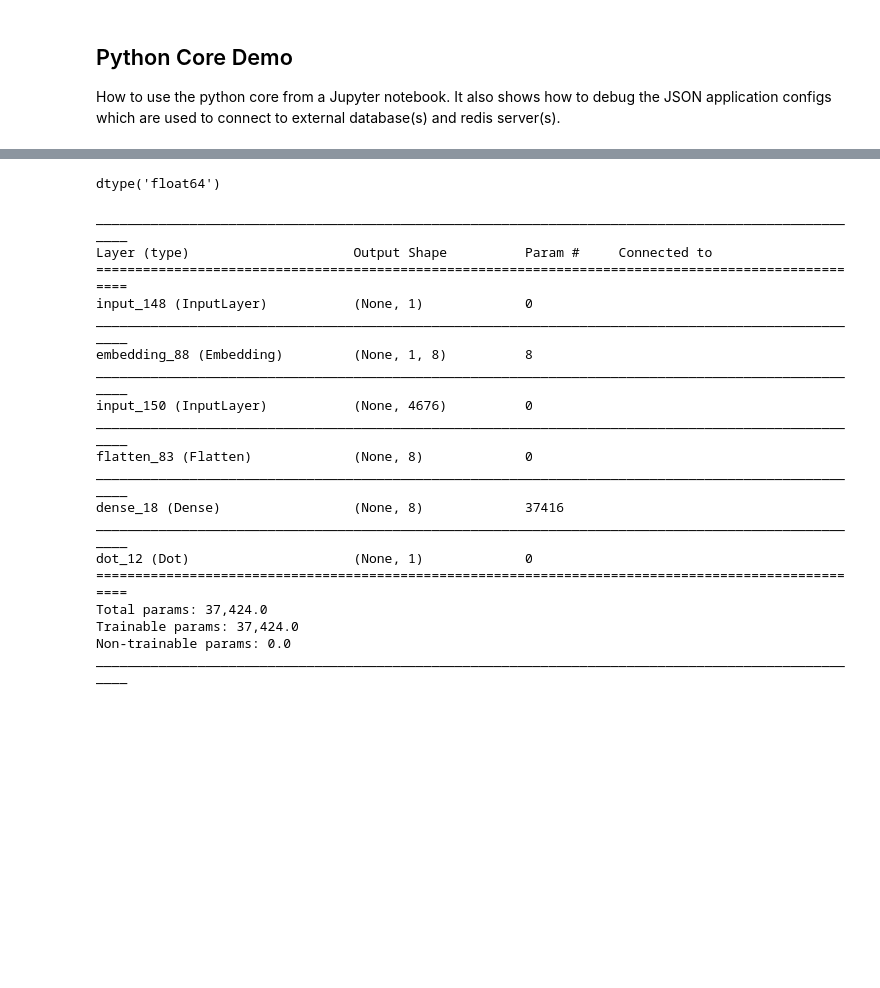
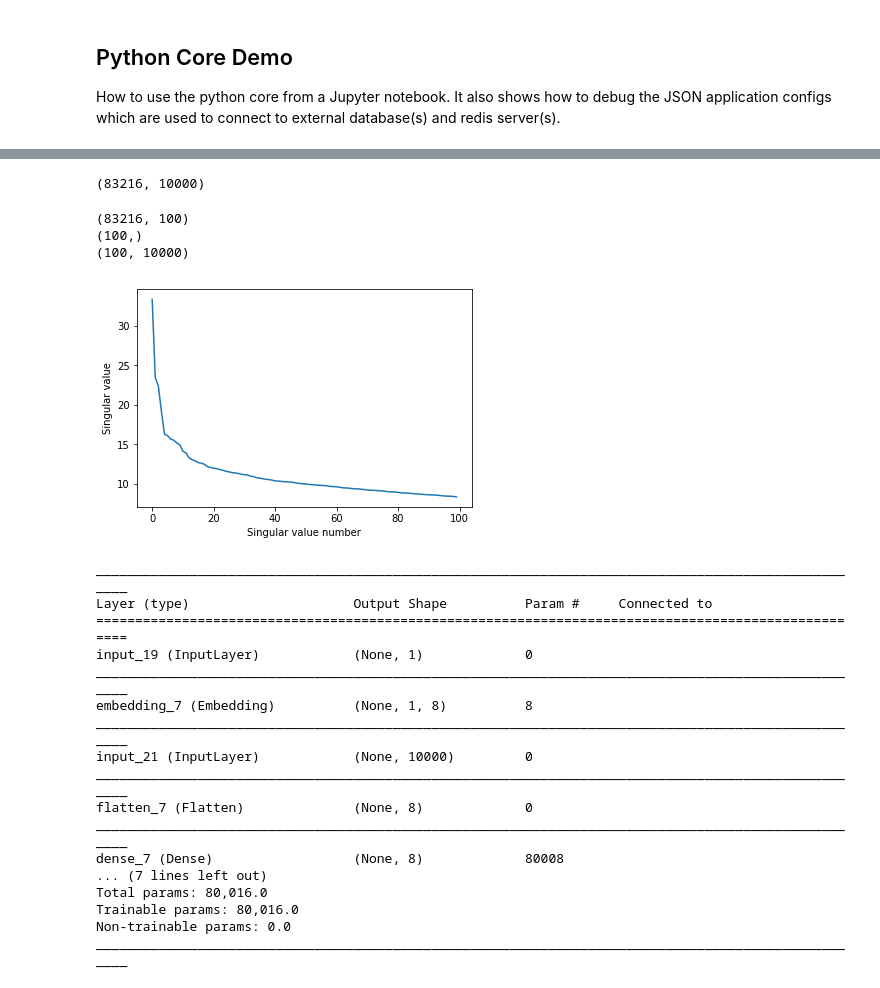
Before and after one commit to cuappdev/archives, a Jupyter notebook: ml.ipynb, the cells around one changed output, grey strips where cells are left out. Saved outputs shown, nothing was run; the diff lists cells and outputs as text; code cells hidden in the pictures; blank space fills up the shorter version.

```diff
--- a/ml.ipynb
+++ b/ml.ipynb
@@ -47,4 +250,22 @@ print(doc_by_vocab.shape)
+# %%
+episode_to_index = pickle.loads(rDB.get('e_t_to_i'))
+index_to_episode = pickle.loads(rDB.get('e_i_to_t'))
+series_to_index = pickle.loads(rDB.get('s_t_to_i'))
+index_to_series = pickle.loads(rDB.get('s_i_to_t'))
+series_episodes = pickle.loads(rDB.get('series_episodes'))
+episode_tags = pickle.loads(rDB.get('e_tags'))
+doc_data = pickle.loads(rDB.get('doc_data'))
+# %%
+from bs4 import BeautifulSoup
+filtered_data = [BeautifulSoup(d,"html5lib").get_text() for d in doc_data]
+# %%
+n_feats = 10000
+tfidf_vec = TfidfVectorizer(input='context',min_df=10,max_df=0.85,max_features=n_feats,stop_words='english',norm='l2')
+doc_by_vocab = np.empty([len(episode_to_index),n_feats])
+doc_by_vocab = tfidf_vec.fit_transform(filtered_data).toarray()
+index_to_vocab = tfidf_vec.get_feature_names()
+vocab_to_index = {v:i for i,v in enumerate(index_to_vocab) }
 # %%
-doc_by_vocab.dtype
+doc_by_vocab.shape
 # %% [output]
-dtype('float64')
+(83216, 10000)
@@ -60,2 +272,22 @@ episode_tags = pickle.loads(rDB.get('e_tags'))
+# %%
+from scipy.sparse.linalg import svds
+u, s, v_trans = svds(doc_by_vocab, k=100)
+# %%
+print(u.shape)
+print(s.shape)
+print(v_trans.shape)
+import matplotlib
+import numpy as np
+import matplotlib.pyplot as plt
+%matplotlib inline
+plt.plot(s[::-1])
+plt.xlabel("Singular value number")
+plt.ylabel("Singular value")
+plt.show()
+# %% [output]
+(83216, 100)
+(100,)
+(100, 10000)
+[figure, added]
 # %%
 n_users = 1
@@ -68,38 +306,40 @@ for i in xrange(n_tags):
     for tag in episode_tags[index_to_episode[i]]:
         episode_tag_matrix[i][tag_to_index[tag]] = 1
 # %%
-from keras.layers import Dense, Input, Embedding, Flatten, SimpleRNN
+from keras.layers import Dense, Input, Embedding, Flatten, SimpleRNN, Lambda
 from keras.models import Model
 from keras.layers.merge import dot
-from keras.losses import mean_squared_error
+#from keras.losses import mean_squared_error
+import keras.backend as K
 user_in = Input(shape=(1,), dtype = 'int32')
 true_rating_in = Input((1,), dtype = 'float32')
 meta_features_in = Input(shape=(doc_by_vocab.shape[1],), dtype = 'float32')
+
 user_embeddings = Embedding(n_users, 8)
 user_encoded = Flatten()(user_embeddings(user_in))
+
 episode_encoded = Dense(8)(meta_features_in)
 prediction = dot([user_encoded, episode_encoded], axes = 1)
+error = Lambda(lambda x: K.mean(K.square(x[0] - x[1]), axis=-1, keepdims = True))
 model = Model(inputs = [user_in, meta_features_in,true_rating_in],
-                     outputs = prediction)
-model.compile(loss = 'mse', optimizer = 'adam')
+                     outputs = error([prediction, true_rating_in]))
+model.compile(loss = 'mae', optimizer = 'adam')
 model.summary()
 # %% [output]
 ____________________________________________________________________________________________________
 Layer (type)                     Output Shape          Param #     Connected to
 ====================================================================================================
-input_148 (InputLayer)           (None, 1)             0
+input_19 (InputLayer)            (None, 1)             0
 ____________________________________________________________________________________________________
-embedding_88 (Embedding)         (None, 1, 8)          8
+embedding_7 (Embedding)          (None, 1, 8)          8
 ____________________________________________________________________________________________________
-input_150 (InputLayer)           (None, 4676)          0
+input_21 (InputLayer)            (None, 10000)         0
 ____________________________________________________________________________________________________
-flatten_83 (Flatten)             (None, 8)             0
+flatten_7 (Flatten)              (None, 8)             0
 ____________________________________________________________________________________________________
-dense_18 (Dense)                 (None, 8)             37416
-____________________________________________________________________________________________________
-dot_12 (Dot)                     (None, 1)             0
-====================================================================================================
-Total params: 37,424.0
-Trainable params: 37,424.0
+dense_7 (Dense)                  (None, 8)             80008
+... (7 lines left out)
+Total params: 80,016.0
+Trainable params: 80,016.0
 Non-trainable params: 0.0
 ____________________________________________________________________________________________________
```
Also changed, not shown: parts of 14 cells of this notebook, 7 other files.
